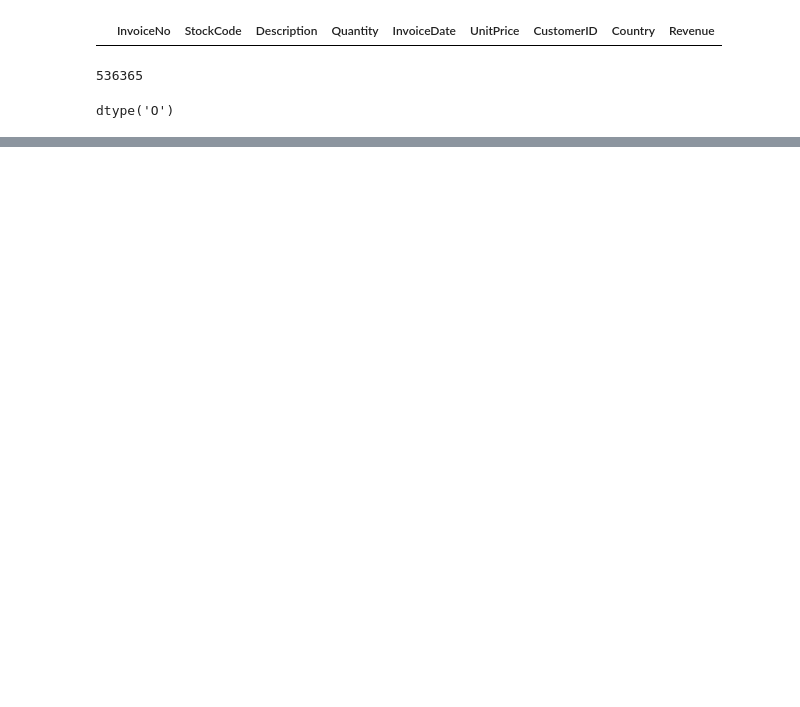
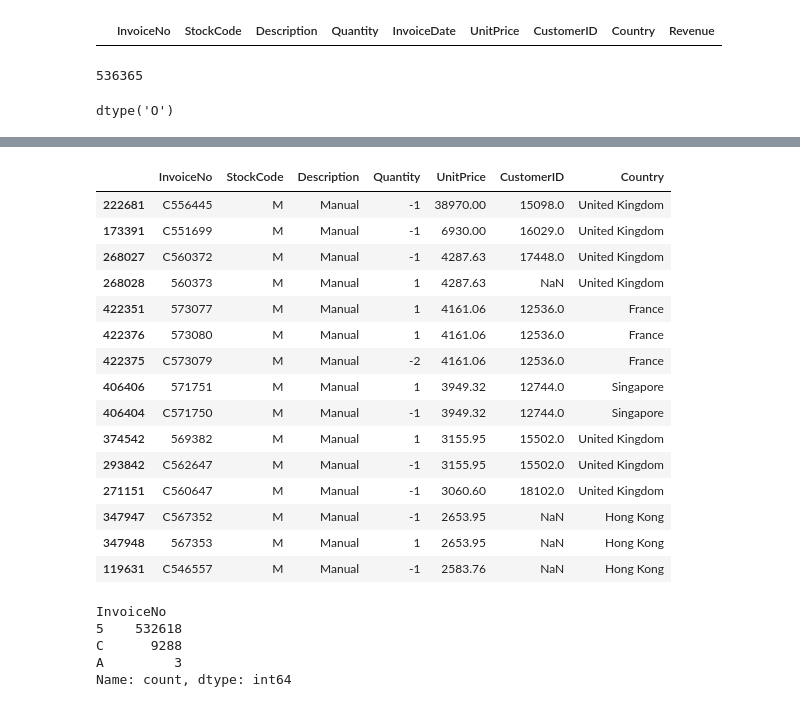
Before and after one commit to bindhyadulal/ecommerce-sales-analysis, a Jupyter notebook: notebooks/01_data_exploration.ipynb, the cells around one changed output, grey strips where cells are left out. Drawn from its saved outputs; the diff is of its cells as text; code cells hidden in the pictures; blank space fills up the shorter version.

```diff
--- a/notebooks/01_data_exploration.ipynb
+++ b/notebooks/01_data_exploration.ipynb
@@ -285,0 +698,40 @@ df[df.duplicated(keep=False)].head(20)
+# %%
+# investigating 54 manual records
+manual_transactions = df[
+    df["Description"].str.contains(
+        "manual", case=False, na=False
+    )
+]
+
+display(
+    manual_transactions[
+        ["InvoiceNo", "StockCode", "Description",
+         "Quantity", "UnitPrice", "CustomerID", "Country"]
+    ].sort_values(by="UnitPrice", ascending=False).head(15)
+)
+# %% [output]
+|  | InvoiceNo | StockCode | Description | Quantity | UnitPrice | CustomerID | Country |
+| 222681 | C556445 | M | Manual | -1 | 38970.00 | 15098.0 | United Kingdom |
+| 173391 | C551699 | M | Manual | -1 | 6930.00 | 16029.0 | United Kingdom |
+| 268027 | C560372 | M | Manual | -1 | 4287.63 | 17448.0 | United Kingdom |
+| 268028 | 560373 | M | Manual | 1 | 4287.63 | NaN | United Kingdom |
+| 422351 | 573077 | M | Manual | 1 | 4161.06 | 12536.0 | France |
+| 422376 | 573080 | M | Manual | 1 | 4161.06 | 12536.0 | France |
+| 422375 | C573079 | M | Manual | -2 | 4161.06 | 12536.0 | France |
+| 406406 | 571751 | M | Manual | 1 | 3949.32 | 12744.0 | Singapore |
+| 406404 | C571750 | M | Manual | -1 | 3949.32 | 12744.0 | Singapore |
+| 374542 | 569382 | M | Manual | 1 | 3155.95 | 15502.0 | United Kingdom |
+| 293842 | C562647 | M | Manual | -1 | 3155.95 | 15502.0 | United Kingdom |
+| 271151 | C560647 | M | Manual | -1 | 3060.60 | 18102.0 | United Kingdom |
+| 347947 | C567352 | M | Manual | -1 | 2653.95 | NaN | Hong Kong |
+| 347948 | 567353 | M | Manual | 1 | 2653.95 | NaN | Hong Kong |
+| 119631 | C546557 | M | Manual | -1 | 2583.76 | NaN | Hong Kong |
+# %%
+# investigating the transaction structure
+df["InvoiceNo"].astype(str).str[0].value_counts()
+# %% [output]
+InvoiceNo
+5    532618
+C      9288
+A         3
+Name: count, dtype: int64
```
Also changed, not shown: parts of 49 cells of this notebook.
